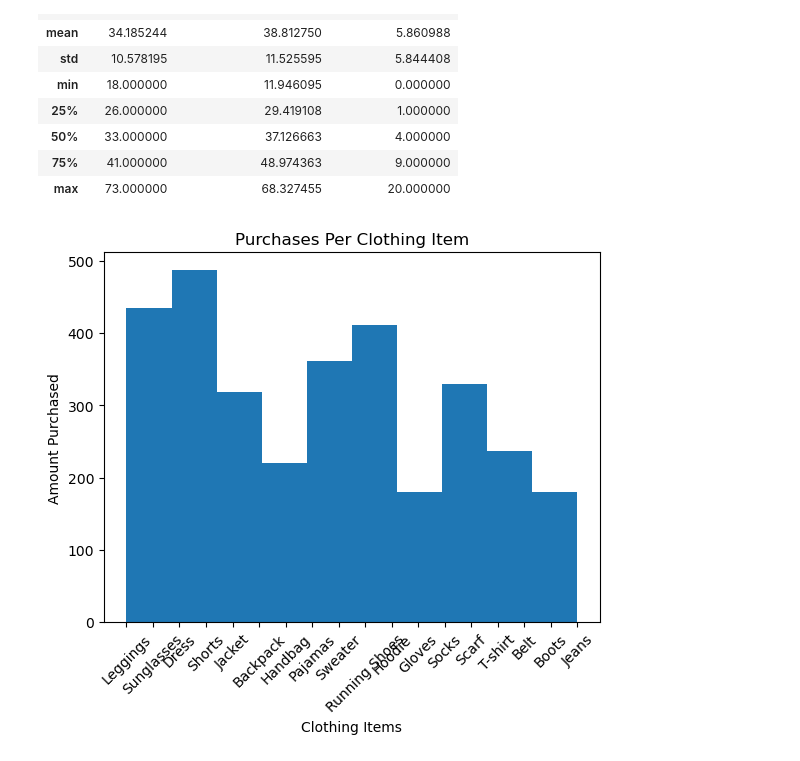
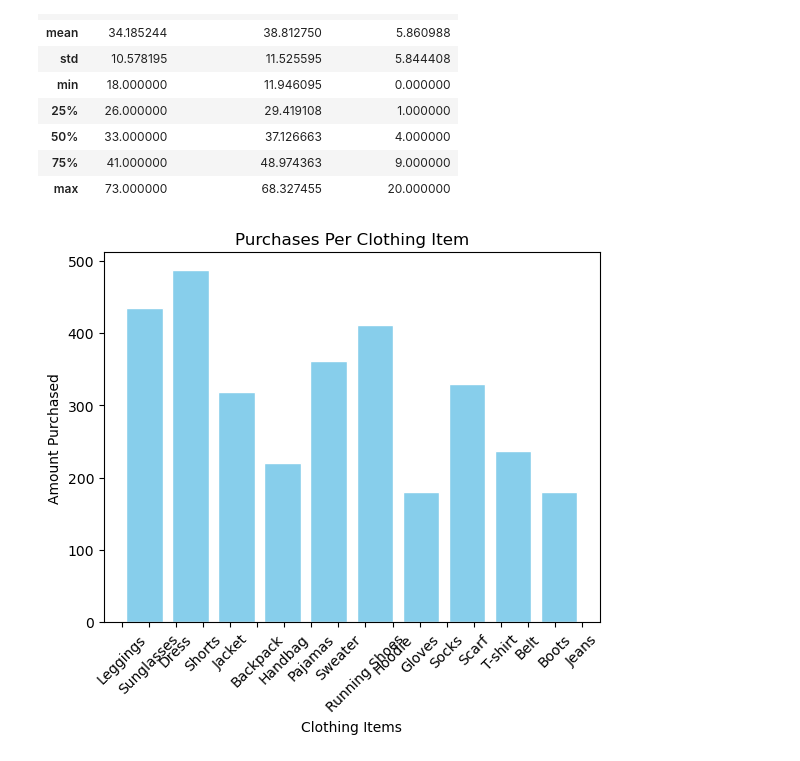
Before and after one commit to snalepa11/shopping-behavior-, a Jupyter notebook: explore.ipynb, the cells around one changed output. Cells and saved outputs as stored; diff of their text form; code cells hidden in the pictures.

```diff
--- a/explore.ipynb
+++ b/explore.ipynb
@@ -60,12 +60,12 @@ data.describe()
 | 75% | 41.000000 | 48.974363 | 9.000000 |
 | max | 73.000000 | 68.327455 | 20.000000 |
 # %%
-plt.hist(data['Item Purchased'], bins=10, rwidth=0.8, edgecolor='white', color='skyblue')
+plt.hist(data['Item Purchased'], rwidth=0.8, edgecolor='white', color='skyblue')
 
 plt.title('Purchases Per Clothing Item')
 plt.xlabel('Clothing Items')
 plt.xticks(rotation=45)
 plt.ylabel('Amount Purchased')
 plt.show()
 # %% [output]
-[figure, old version]
+[figure, new version]
```
Also changed, not shown: parts of 1 cell of this notebook, 1 other file.
